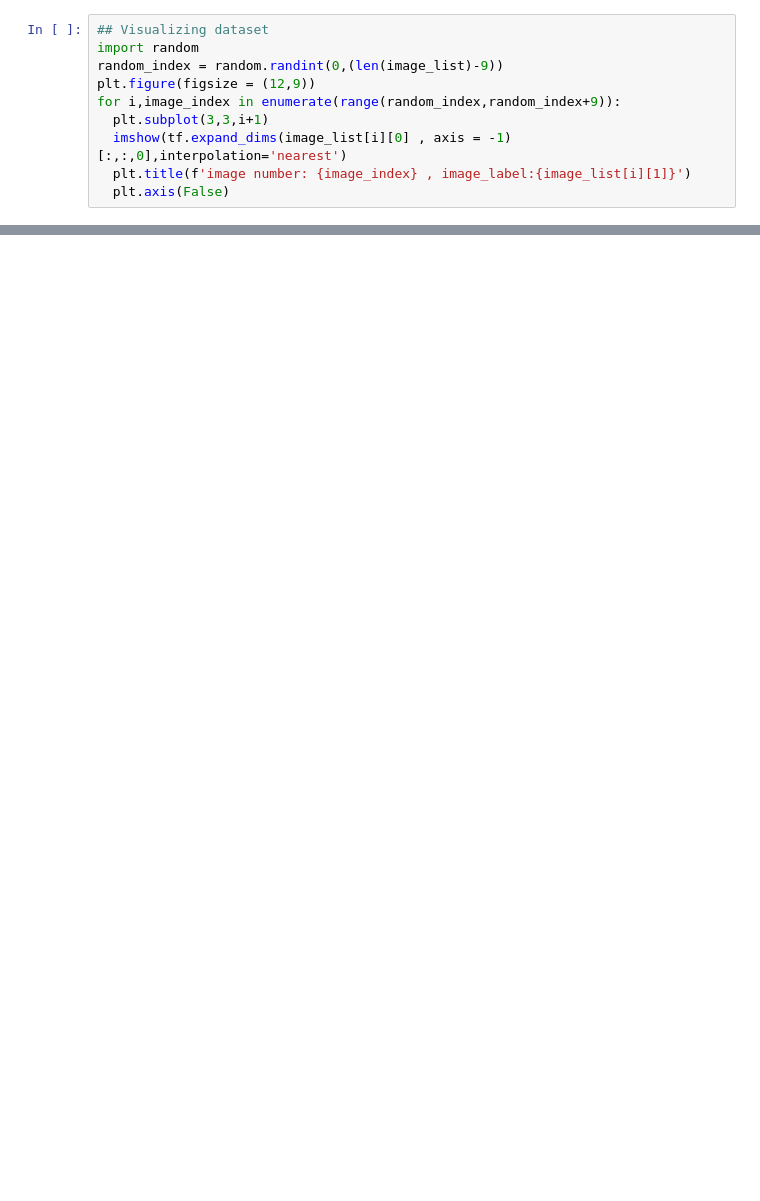
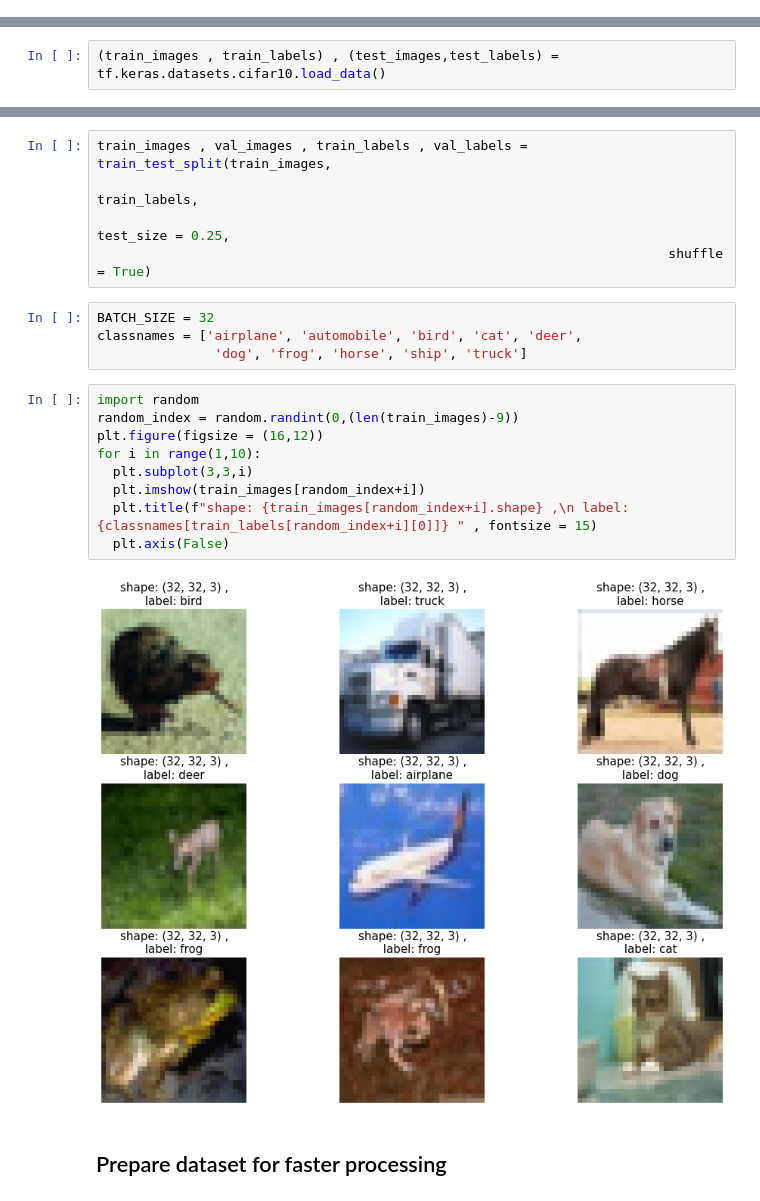
Before and after one commit to ngcheeyuan/Classification_projects, a Jupyter notebook: cifar10_classification_with_tensorflow.ipynb, the cells around one changed output, grey strips where cells are left out. Drawn from its saved outputs; the diff is of its cells as text; blank space fills up the shorter version.

```diff
--- a/cifar10_classification_with_tensorflow.ipynb
+++ b/cifar10_classification_with_tensorflow.ipynb
@@ -50,10 +2,0 @@ for examples in ds:
-# %%
-## Visualizing dataset
-import random
-random_index = random.randint(0,(len(image_list)-9))
-plt.figure(figsize = (12,9))
-for i,image_index in enumerate(range(random_index,random_index+9)):
-  plt.subplot(3,3,i+1)
-  imshow(tf.expand_dims(image_list[i][0] , axis = -1)[:,:,0],interpolation='nearest')
-  plt.title(f'image number: {image_index} , image_label:{image_list[i][1]}')
-  plt.axis(False)
@@ -61,0 +13,2 @@ for i,image_index in enumerate(range(random_index,random_index+9)):
+# %%
+(train_images , train_labels) , (test_images,test_labels) = tf.keras.datasets.cifar10.load_data()
@@ -61,0 +19,22 @@ for i,image_index in enumerate(range(random_index,random_index+9)):
+# %%
+train_images , val_images , train_labels , val_labels = train_test_split(train_images,
+                                                                         train_labels,
+                                                                         test_size = 0.25,
+                                                                         shuffle = True)
+# %%
+BATCH_SIZE = 32
+classnames = ['airplane', 'automobile', 'bird', 'cat', 'deer',
+               'dog', 'frog', 'horse', 'ship', 'truck']
+# %%
+import random
+random_index = random.randint(0,(len(train_images)-9))
+plt.figure(figsize = (16,12))
+for i in range(1,10):
+  plt.subplot(3,3,i)
+  plt.imshow(train_images[random_index+i])
+  plt.title(f"shape: {train_images[random_index+i].shape} ,\n label: {classnames[train_labels[random_index+i][0]]} " , fontsize = 15)
+  plt.axis(False)
+# %% [output]
+[figure, added]
+# %% [markdown]
+## Prepare dataset for faster processing
```
Also changed, not shown: parts of 44 cells of this notebook.
